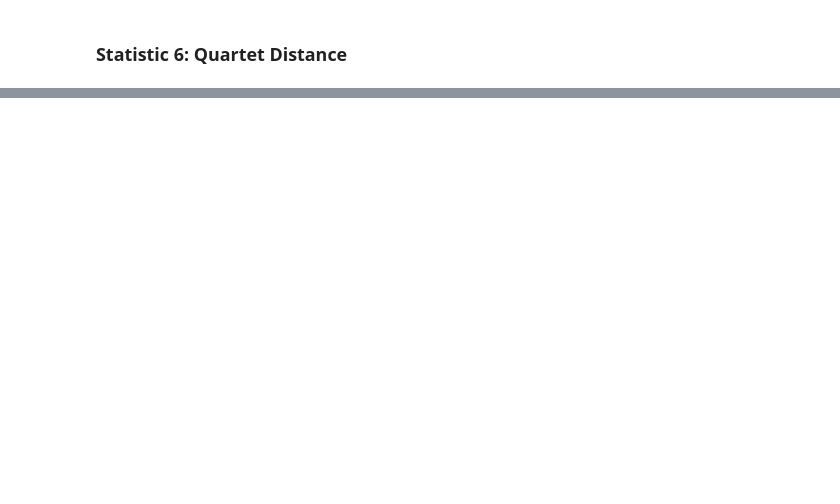
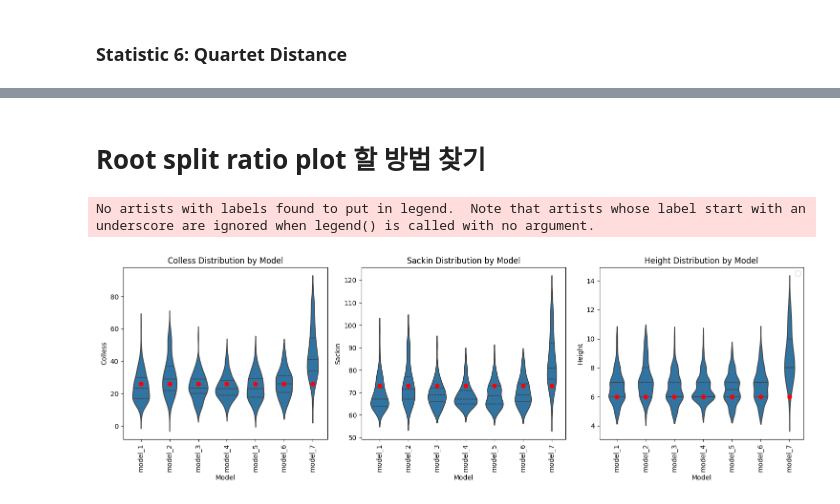
Before and after one commit to yjc-kr/Research, a Jupyter notebook: Polytomy/Codes/ipynb/Polytomy Resolver (C elegans).ipynb, the cells around one changed output, grey strips where cells are left out. Saved outputs shown, nothing was run; the diff lists cells and outputs as text; code cells hidden in the pictures; blank space fills up the shorter version.

```diff
--- a/Polytomy/Codes/ipynb/Polytomy Resolver (C elegans).ipynb
+++ b/Polytomy/Codes/ipynb/Polytomy Resolver (C elegans).ipynb
@@ -1968,0 +1898,16 @@ print(k_score_val)
+# %%
+def find_nodes_with_m_leaves(clade, m):
+    nodes = []
+    def helper(node):
+        if node.is_terminal():
+            return 1
+        leaf_count = sum(helper(c) for c in node.clades)
+        if leaf_count == m:
+            nodes.append(node)
+        return leaf_count
+    helper(clade)
+    return nodes
+# %%
+polytomy_size = 15
+total_trial = 1
+tree_sample_size = 100
@@ -1968,0 +2142,41 @@ print(k_score_val)
+# %% [markdown]
+# Root split ratio plot 할 방법 찾기
+# %%
+import matplotlib.pyplot as plt
+import seaborn as sns
+
+metrics = ["Colless", "Sackin", "Height"]
+
+# 모델 순서 그대로
+model_labels = [f"model_{i}" for i in range(1, len(models)+1)]
+
+plt.figure(figsize=(15,5))
+for i, metric in enumerate(metrics, start=1):
+    plt.subplot(1, len(metrics), i)
+
+    sns.violinplot(
+        x="Model",
+        y=metric,
+        data=df_stats,
+        inner="quartile",
+        order=model_labels  # models 순서 그대로
+    )
+
+    # answer tree 빨간 점 표시
+    plt.scatter(
+        x=range(len(model_labels)),
+        y=[answer_stats[metric]]*len(model_labels),
+        color='red',
+        zorder=10,
+        label="Answer Tree" if i==1 else None
+    )
+
+    plt.title(f"{metric} Distribution by Model")
+    plt.xticks(rotation=90)
+
+plt.tight_layout()
+plt.legend()
+plt.show()
+# %% [output]
+No artists with labels found to put in legend.  Note that artists whose label start with an underscore are ignored when legend() is called with no argument.
+[figure, added]
```
Also changed, not shown: parts of 36 cells of this notebook.
